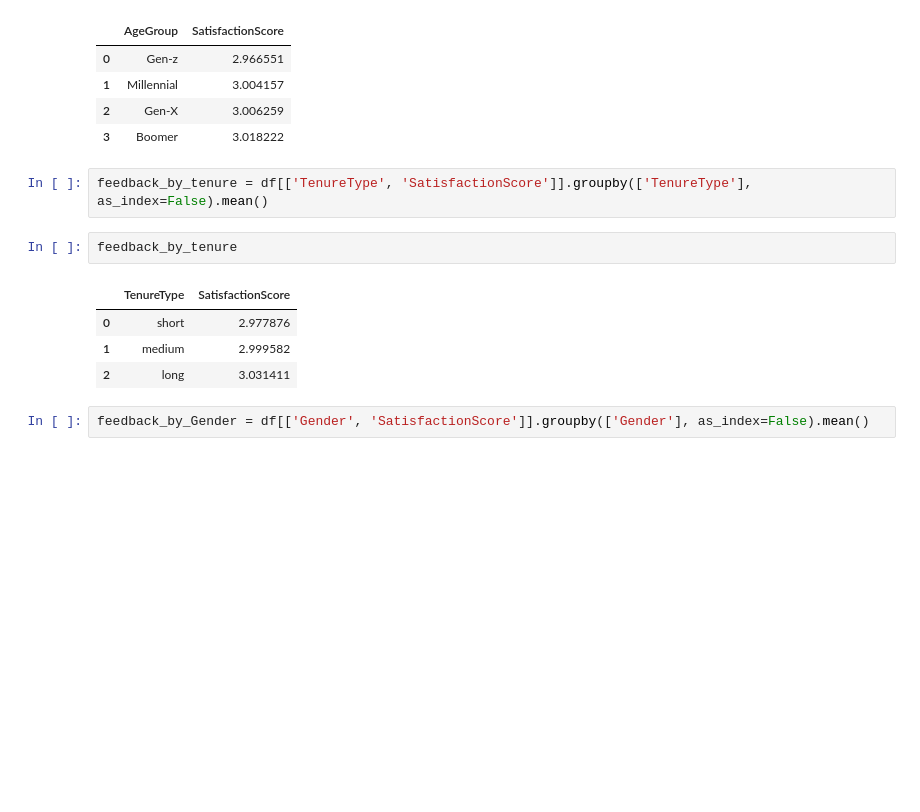
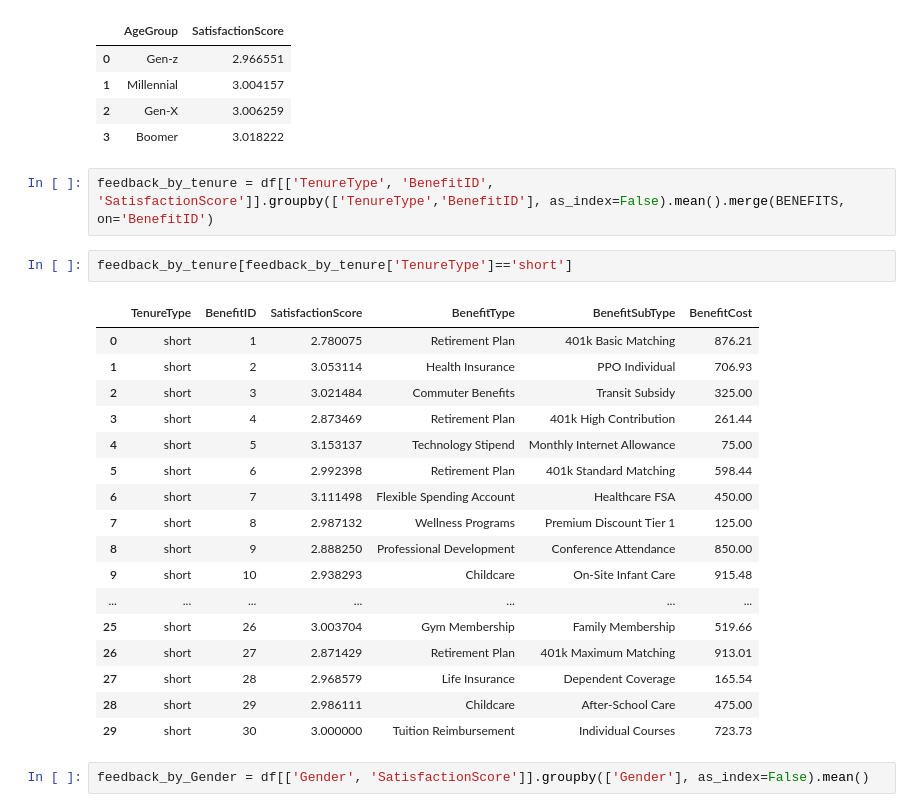
Before and after one commit to yoshimathur/adp_data_cap, a Jupyter notebook: SatisfactionAnalysis.ipynb, the cells around one changed output. Cells and saved outputs as stored; diff of their text form; blank space fills up the shorter version.

```diff
--- a/SatisfactionAnalysis.ipynb
+++ b/SatisfactionAnalysis.ipynb
@@ -108,14 +108,27 @@ feedback_by_Age
 | 2 | Gen-X | 3.006259 |
 | 3 | Boomer | 3.018222 |
 # %%
-feedback_by_tenure = df[['TenureType', 'SatisfactionScore']].groupby(['TenureType'], as_index=False).mean()
+feedback_by_tenure = df[['TenureType', 'BenefitID', 'SatisfactionScore']].groupby(['TenureType','BenefitID'], as_index=False).mean().merge(BENEFITS, on='BenefitID')
 # %%
-feedback_by_tenure
+feedback_by_tenure[feedback_by_tenure['TenureType']=='short']
 # %% [output]
-|  | TenureType | SatisfactionScore |
-| 0 | short | 2.977876 |
-| 1 | medium | 2.999582 |
-| 2 | long | 3.031411 |
+|  | TenureType | BenefitID | SatisfactionScore | BenefitType | BenefitSubType | BenefitCost |
+| 0 | short | 1 | 2.780075 | Retirement Plan | 401k Basic Matching | 876.21 |
+| 1 | short | 2 | 3.053114 | Health Insurance | PPO Individual | 706.93 |
+| 2 | short | 3 | 3.021484 | Commuter Benefits | Transit Subsidy | 325.00 |
+| 3 | short | 4 | 2.873469 | Retirement Plan | 401k High Contribution | 261.44 |
+| 4 | short | 5 | 3.153137 | Technology Stipend | Monthly Internet Allowance | 75.00 |
+| 5 | short | 6 | 2.992398 | Retirement Plan | 401k Standard Matching | 598.44 |
+| 6 | short | 7 | 3.111498 | Flexible Spending Account | Healthcare FSA | 450.00 |
+| 7 | short | 8 | 2.987132 | Wellness Programs | Premium Discount Tier 1 | 125.00 |
+| 8 | short | 9 | 2.888250 | Professional Development | Conference Attendance | 850.00 |
+| 9 | short | 10 | 2.938293 | Childcare | On-Site Infant Care | 915.48 |
+| ... | ... | ... | ... | ... | ... | ... |
+| 25 | short | 26 | 3.003704 | Gym Membership | Family Membership | 519.66 |
+| 26 | short | 27 | 2.871429 | Retirement Plan | 401k Maximum Matching | 913.01 |
+| 27 | short | 28 | 2.968579 | Life Insurance | Dependent Coverage | 165.54 |
+| 28 | short | 29 | 2.986111 | Childcare | After-School Care | 475.00 |
+| 29 | short | 30 | 3.000000 | Tuition Reimbursement | Individual Courses | 723.73 |
 # %%
 feedback_by_Gender = df[['Gender', 'SatisfactionScore']].groupby(['Gender'], as_index=False).mean()
 # %%
```
